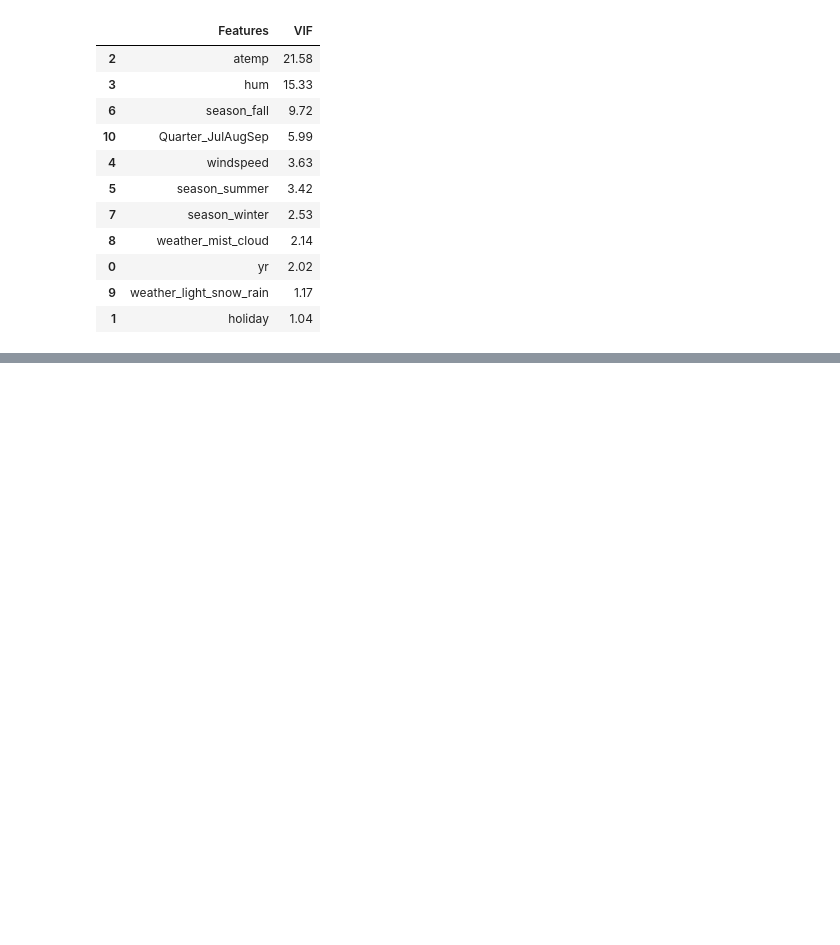
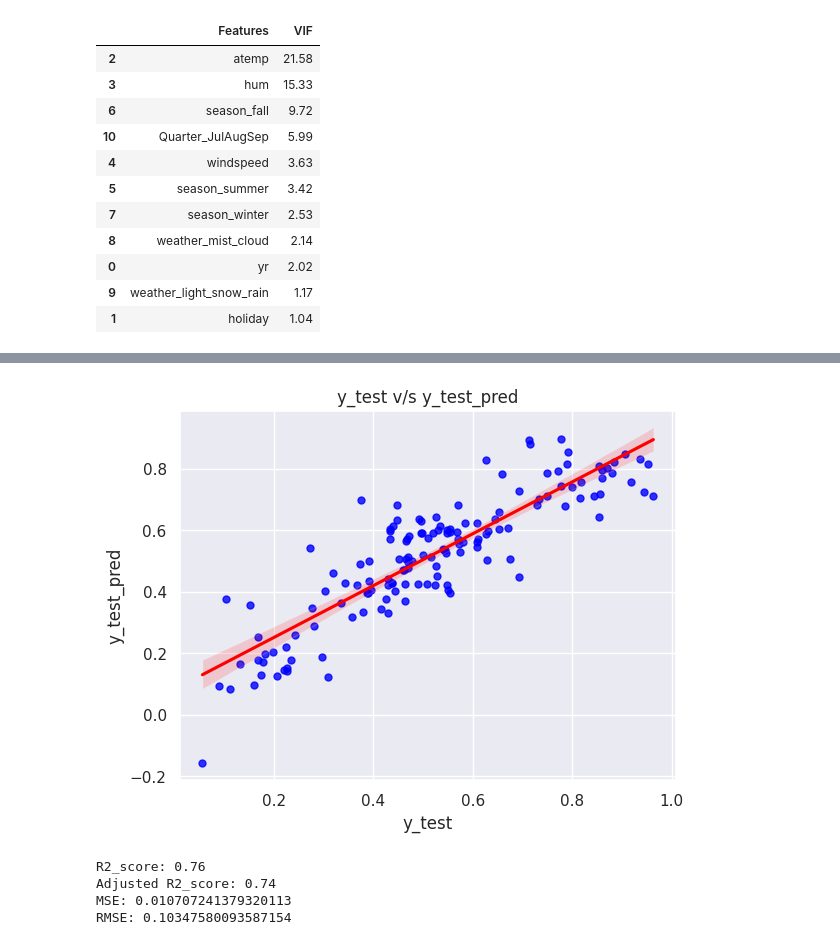
Before and after one commit to andysharma1997/bike_share_analysis_lr, a Jupyter notebook: shubham.ipynb, the cells around one changed output, grey strips where cells are left out. Cells and saved outputs as stored; diff of their text form; code cells hidden in the pictures; blank space fills up the shorter version.

```diff
--- a/shubham.ipynb
+++ b/shubham.ipynb
@@ -568,0 +617,5 @@ calculate_VIF(X_train)
+# %%
+X_train_04 = X_train_03.drop(['atemp'],axis=1)
+X_train_sm_04 = sm.add_constant(X_train_04)
+lm_04 = sm.OLS(y_train, X_train_sm_04).fit()
+print(lm_04.summary())
@@ -568,0 +720,8 @@ calculate_VIF(X_train)
+# %%
+# Retain only the selected feature from the final model
+bike_sharing_test[numeric_var] = scaler.transform(bike_sharing_test[numeric_var])
+
+y_test = bike_sharing_test.pop('cnt')
+X_test = bike_sharing_test
+X_test = X_test[X_train_03.columns]
+X_test.describe()
@@ -568,0 +738,40 @@ calculate_VIF(X_train)
+# %%
+# Add constant to the test set
+X_test_sm = sm.add_constant(X_test)
+# Get the predicted values from the linear model
+y_test_pred = model.predict(X_test_sm)
+# %%
+# Visualize the predicted model using a scatter plot with a linear regression fit line
+sns.regplot(x = y_test, y = y_test_pred, line_kws = { 'color': 'red' }, scatter_kws = { 's' : 25, 'color': 'blue' })
+
+# Show the plot
+plt.title('y_test v/s y_test_pred')
+plt.xlabel('y_test')
+plt.ylabel('y_test_pred')
+plt.show()
+# %% [output]
+[figure, added]
+# %%
+# Calculate R2 Score for the test set
+r2_score_test = r2_score(y_true = y_test, y_pred = y_test_pred)
+r2_score_test = round(r2_score_test, 2)
+print("R2_score:",r2_score_test)
+
+# Calculate Adjusted R2 Score for the test set
+n = len(y_test)
+n_features = len(X_test.columns)
+adjusted_r2 = round(1 - ((1 - r2_score_test) * (n - 1) / (n - n_features - 1)),2)
+print("Adjusted R2_score:",adjusted_r2)
+
+# Calculate mean squared error of the test set
+mse_test = mean_squared_error(y_test, y_test_pred)
+print("MSE:",mse_test)
+
+# Calculate RMSE
+rmse_test = np.sqrt(mse_test)
+print("RMSE:",rmse_test)
+# %% [output]
+R2_score: 0.76
+Adjusted R2_score: 0.74
+MSE: 0.010707241379320113
+RMSE: 0.10347580093587154
```
Also changed, not shown: parts of 32 cells of this notebook, 5 other files.
